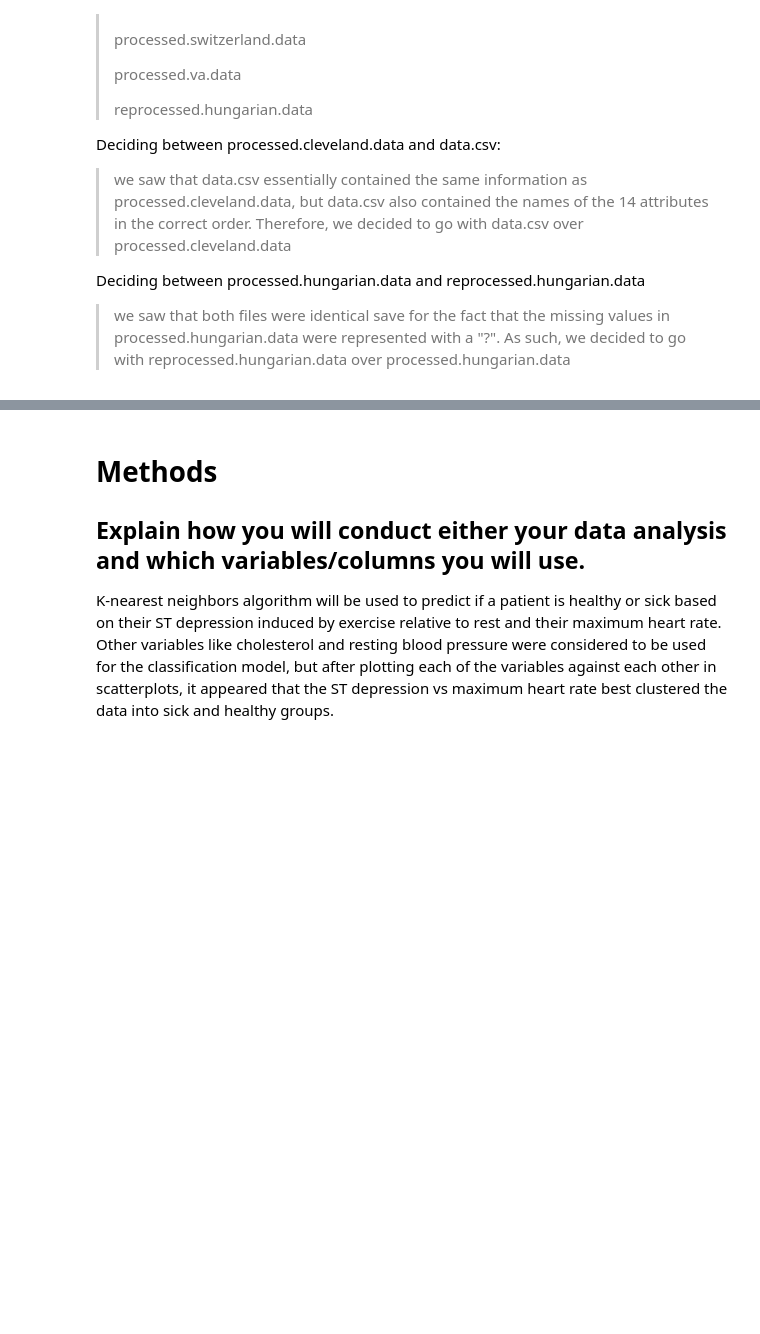
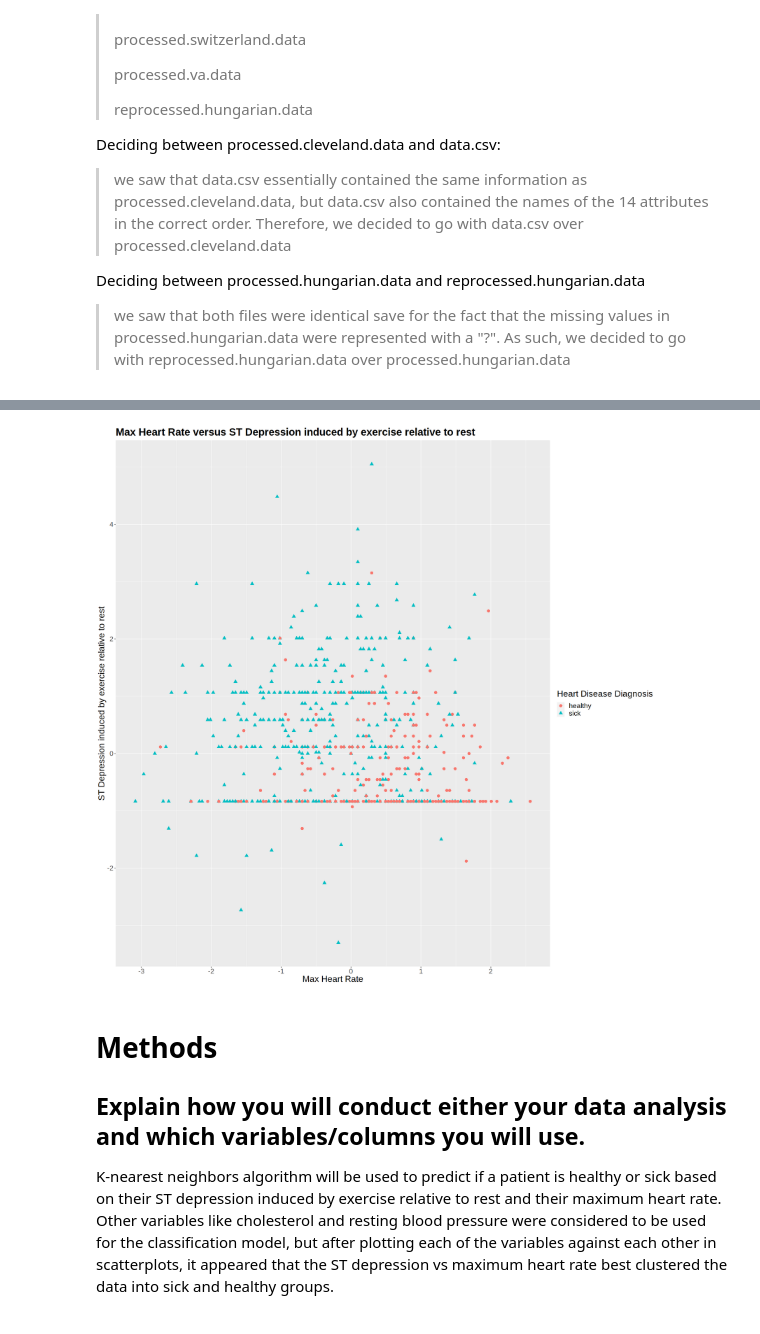
Before and after one commit to riacsik/heart-disease, a Jupyter notebook: group_project_report.ipynb, the cells around one changed output, grey strips where cells are left out. Saved outputs shown, nothing was run; the diff lists cells and outputs as text; code cells hidden in the pictures; blank space fills up the shorter version.

```diff
--- a/group_project_report.ipynb
+++ b/group_project_report.ipynb
@@ -256,12 +275,23 @@ options(repr.matrix.max.rows = 10)
 global_dataset_missing <- global_dataset_missing |>
       rename(Class = num)
 
-impute_missing_recipe <- recipe(Class ~ age + trestbps + chol + thalach + oldpeak + ca, data = global_dataset_missing) |>
+impute_missing_recipe <- recipe(Class ~ age + trestbps + chol + thalach + oldpeak, data = global_dataset_missing) |>
   step_impute_mean(all_predictors()) |>
-  prep()
-# impute_missing_recipe
+  step_center(all_predictors()) |>
+  step_scale(all_predictors())
+impute_missing_recipe
 
-imputed_global_dataset <- bake(impute_missing_recipe, global_dataset_missing)
+# imputed_global_dataset <- bake(impute_missing_recipe, global_dataset_missing)
 
-imputed_global_dataset <- imputed_global_dataset |>
-      select(Class, age, trestbps, chol, thalach, oldpeak, ca)
+# imputed_and_scaled_global_dataset <- bake(impute_missing_recipe, global_dataset_missing)
+
+imputed_and_scaled_global_dataset <- impute_missing_recipe |>
+                            prep() |>
+                            bake(global_dataset_missing)
+
+imputed_and_scaled_global_dataset
+
+# here I am merely moving the Class column from the rightmost column to the leftmost column
+imputed_and_scaled_global_dataset <- imputed_and_scaled_global_dataset |>
+      select(Class, age, trestbps, chol, thalach, oldpeak)
+imputed_and_scaled_global_dataset
@@ -309,12 +387,11 @@ global_dataset_missing
 # %%
-imputed_global_dataset <- imputed_global_dataset |>
+imputed_and_scaled_global_dataset <- imputed_and_scaled_global_dataset |>
 
       mutate(Class = as.factor(Class)) |>
       mutate(Class = fct_recode(Class, "healthy" = "0", "sick" = "1", "sick" = "2", "sick" = "3", "sick" = "4"))
 
-imputed_global_dataset <- imputed_global_dataset |>
+imputed_and_scaled_global_dataset <- imputed_and_scaled_global_dataset |>
       rename(Age = age, "Resting_Blood_Pressure" = trestbps, Cholesterol = chol, "Max_heart_rate" = thalach,
-      "ST_depression_induced_by_exercise_relative_to_rest" = oldpeak,
-      "Number_of_major_vessels_colored_by_flourosopy" = ca)
+      "ST_depression_induced_by_exercise_relative_to_rest" = oldpeak)
 
-imputed_global_dataset
+imputed_and_scaled_global_dataset
@@ -323,31 +415,33 @@ imputed_global_dataset
 # %%
 options(repr.plot.width = 18, repr.plot.height = 18)
 
 # coloured and grouped-by-shape scatterplot
 
 # Max_heart_rate & ST_depression_induced_by_exercise_relative_to_rest
-mhr_oldpeak <- imputed_global_dataset |>
+mhr_oldpeak <- imputed_and_scaled_global_dataset |>
     ggplot(aes(x = Max_heart_rate, y = ST_depression_induced_by_exercise_relative_to_rest)) +
     geom_point(aes(colour = Class, shape = Class), size = 3) +
     labs(title = "Max Heart Rate versus ST Depression induced by exercise relative to rest", x = "Max Heart Rate", y = "ST Depression induced by exercise relative to rest", colour = "Heart Disease Diagnosis", shape = "Heart Disease Diagnosis") +
     theme(text = element_text(size = 20), plot.title = element_text(face = "bold"))
 mhr_oldpeak
 
 # Justification for why we decided to use scatterplots (with all possible pairings of numerical variables) to pick our predictor variables:
 
 # 1) We wanted to look for predictor variables from the set of numerical variables in our dataset, because we plan on using the KNN classification algorithm,
 # which is known to yield more accurate predictions when the predictor variables are numerical instead of categorical
 
 # 2) We created scatterplots (where for each distinct value of a class, the observations with that class value have a unique colour and shape)
 # for every possible pairing of numerical variables
 # because we thought that
 # by making scatterplots for each possible pairing of numerical variables
 # and comparing each of these plots to see which one shows the most apparent separation of the observations belonging to each of the distinct classes,
 # we'd be able to determine the best pair of predictor variables for KNN.
 # These variables would be the ones plotted on the x-axis and y-axis of the scatterplot with the clearest separation of the distinct classes.
 
 # In our case, since we felt that the plot of "Max Heart Rate" against "ST depression induced by exercise relative to rest" was the one that did the best job at showing the separation
 # of observations classified as 'healthy' and observations classified as 'sick', we came to the conclusion that the two aformentioned variables would be the most suitable predictor variables for KNN.
+# %% [output]
+[figure, added]
 # %% [markdown]
 # Methods #
 
```
Also changed, not shown: parts of 10 cells of this notebook.
